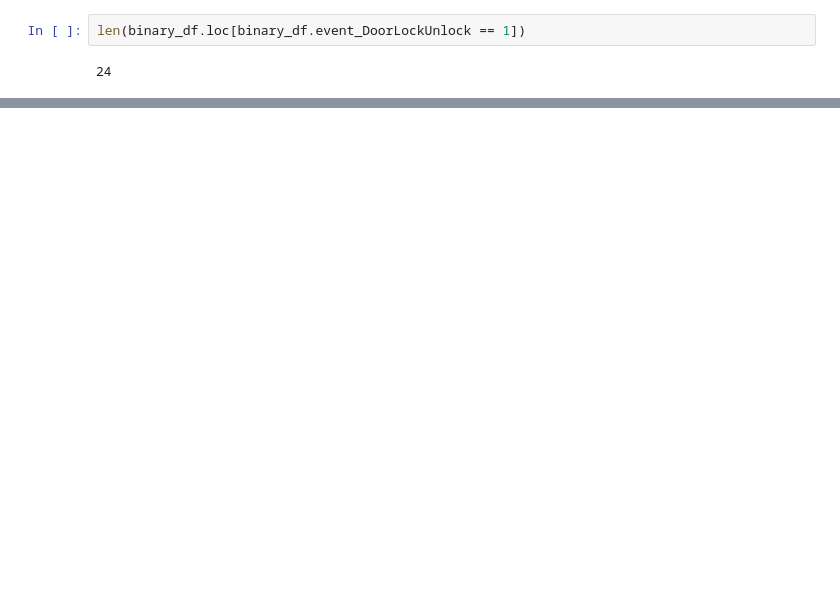
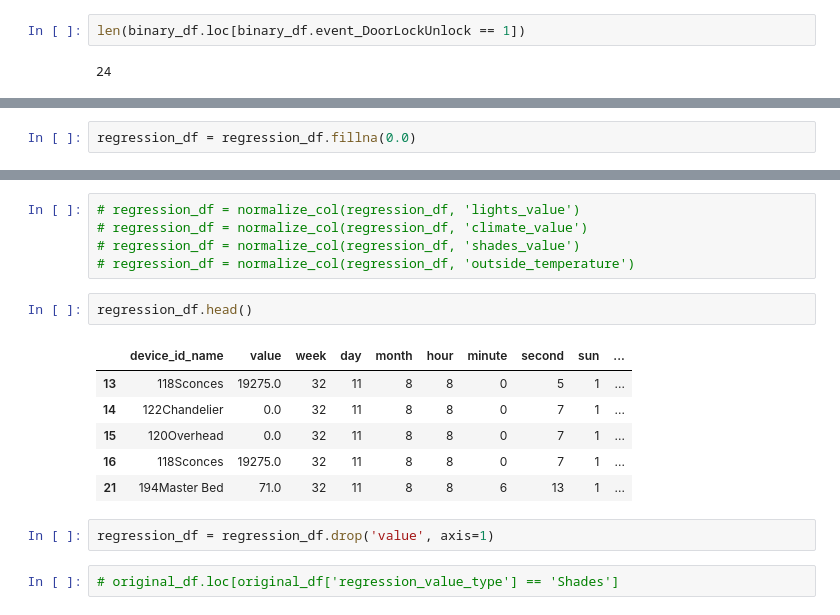
Before and after one commit to RBSystems/DataScience, a Jupyter notebook: stats_exploration.ipynb, the cells around one changed output, grey strips where cells are left out. Drawn from its saved outputs; the diff is of its cells as text; blank space fills up the shorter version.

```diff
--- a/stats_exploration.ipynb
+++ b/stats_exploration.ipynb
@@ -131,0 +162,2 @@ door_lock_df['event_DoorLockLock'].sum()
+# %%
+regression_df = regression_df.fillna(0.0)
@@ -131,0 +173,18 @@ door_lock_df['event_DoorLockLock'].sum()
+# %%
+# regression_df = normalize_col(regression_df, 'lights_value')
+# regression_df = normalize_col(regression_df, 'climate_value')
+# regression_df = normalize_col(regression_df, 'shades_value')
+# regression_df = normalize_col(regression_df, 'outside_temperature')
+# %%
+regression_df.head()
+# %% [output]
+|  | device_id_name | value | week | day | month | hour | minute | second | sun | ... |
+| 13 | 118Sconces | 19275.0 | 32 | 11 | 8 | 8 | 0 | 5 | 1 | ... |
+| 14 | 122Chandelier | 0.0 | 32 | 11 | 8 | 8 | 0 | 7 | 1 | ... |
+| 15 | 120Overhead | 0.0 | 32 | 11 | 8 | 8 | 0 | 7 | 1 | ... |
+| 16 | 118Sconces | 19275.0 | 32 | 11 | 8 | 8 | 0 | 7 | 1 | ... |
+| 21 | 194Master Bed | 71.0 | 32 | 11 | 8 | 8 | 6 | 13 | 1 | ... |
+# %%
+regression_df = regression_df.drop('value', axis=1)
+# %%
+# original_df.loc[original_df['regression_value_type'] == 'Shades']
```
Also changed, not shown: parts of 23 cells of this notebook, 1 other file.
